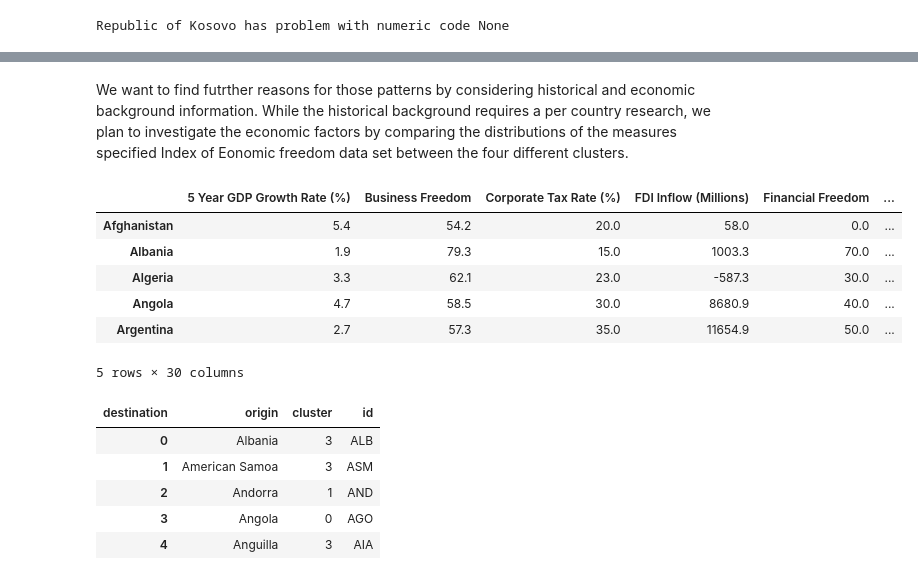
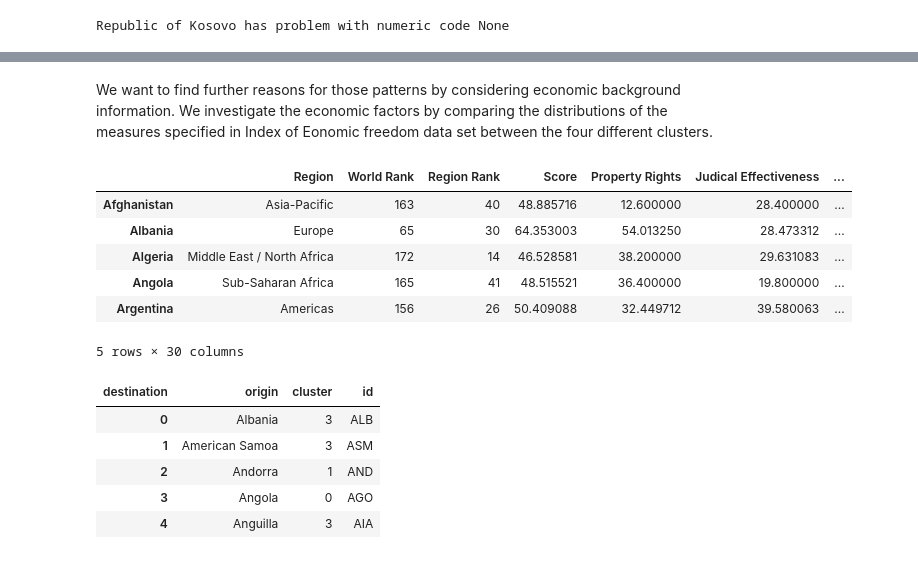
Before and after one commit to puccife/ADAHomeworks, a Jupyter notebook: project/Project_q2.ipynb, the cells around one changed output, grey strips where cells are left out. Drawn from its saved outputs; the diff is of its cells as text; code cells hidden in the pictures.

```diff
--- a/project/Project_q2.ipynb
+++ b/project/Project_q2.ipynb
@@ -199,4 +206,4 @@ m
 # %% [output]
 [interactive output not drawn]
 # %% [markdown]
-We want to find futrther reasons for those patterns by considering historical and economic background information. While the historical background requires a per country research, we plan to investigate the economic factors by comparing the distributions of the measures specified Index of Eonomic freedom data set between the four different clusters.
+We want to find further reasons for those patterns by considering economic background information. We investigate the economic factors by comparing the distributions of the measures specified in Index of Eonomic freedom data set between the four different clusters.
@@ -227,12 +214,16 @@ economical_indexes = pd.concat([index_2017,index_2016,index_2015,index_2014,inde
+# %%
+# Cleaning process.
+index_2017 = preprocessing_1.cleaning_index_data(index_2017,'2016')
+index_2017.replace('n/a', 0, inplace=True)
 # %%
-economical_indexes.head()
+index_2017.head()
 # %% [output]
-|  | 5 Year GDP Growth Rate (%) | Business Freedom | Corporate Tax Rate (%) | FDI Inflow (Millions) | Financial Freedom | ... |
-| Afghanistan | 5.4 | 54.2 | 20.0 | 58.0 | 0.0 | ... |
-| Albania | 1.9 | 79.3 | 15.0 | 1003.3 | 70.0 | ... |
-| Algeria | 3.3 | 62.1 | 23.0 | -587.3 | 30.0 | ... |
-| Angola | 4.7 | 58.5 | 30.0 | 8680.9 | 40.0 | ... |
-| Argentina | 2.7 | 57.3 | 35.0 | 11654.9 | 50.0 | ... |
+|  | Region | World Rank | Region Rank | Score | Property Rights | Judical Effectiveness | ... |
+| Afghanistan | Asia-Pacific | 163 | 40 | 48.885716 | 12.600000 | 28.400000 | ... |
+| Albania | Europe | 65 | 30 | 64.353003 | 54.013250 | 28.473312 | ... |
+| Algeria | Middle East / North Africa | 172 | 14 | 46.528581 | 38.200000 | 29.631083 | ... |
+| Angola | Sub-Saharan Africa | 165 | 41 | 48.515521 | 36.400000 | 19.800000 | ... |
+| Argentina | Americas | 156 | 26 | 50.409088 | 32.449712 | 39.580063 | ... |
 5 rows × 30 columns
 # %%
 cluster_info.head()
```
Also changed, not shown: parts of 16 cells of this notebook.
